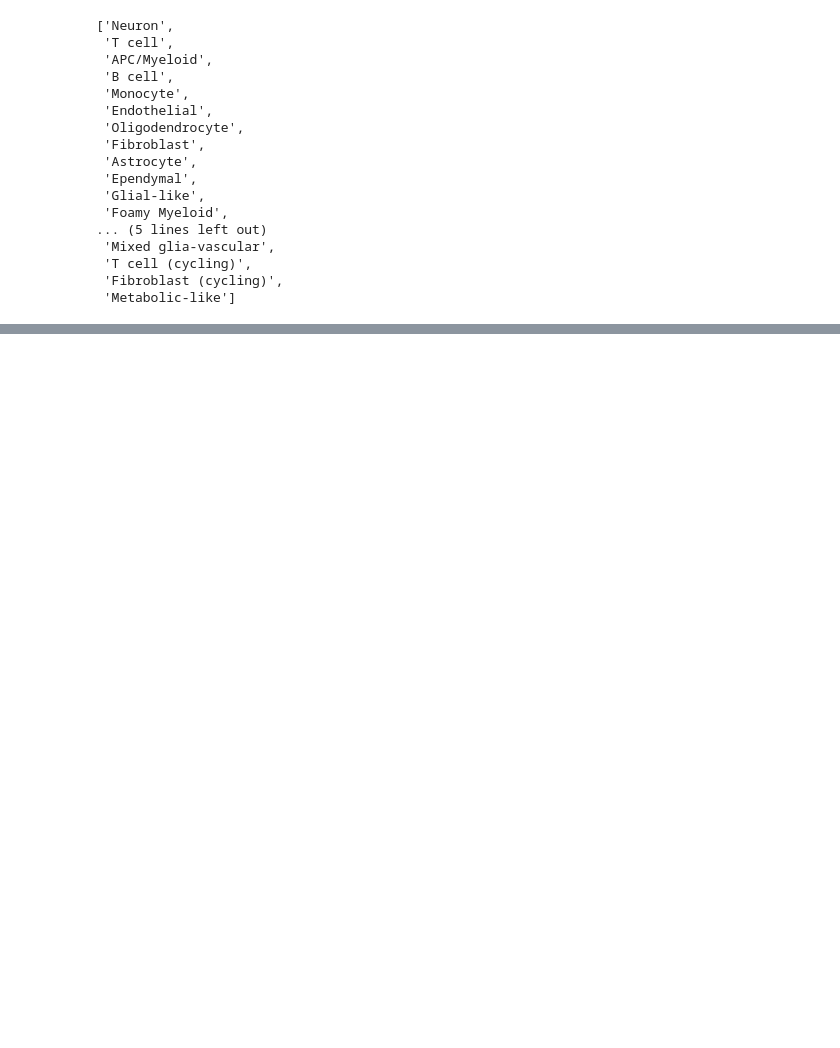
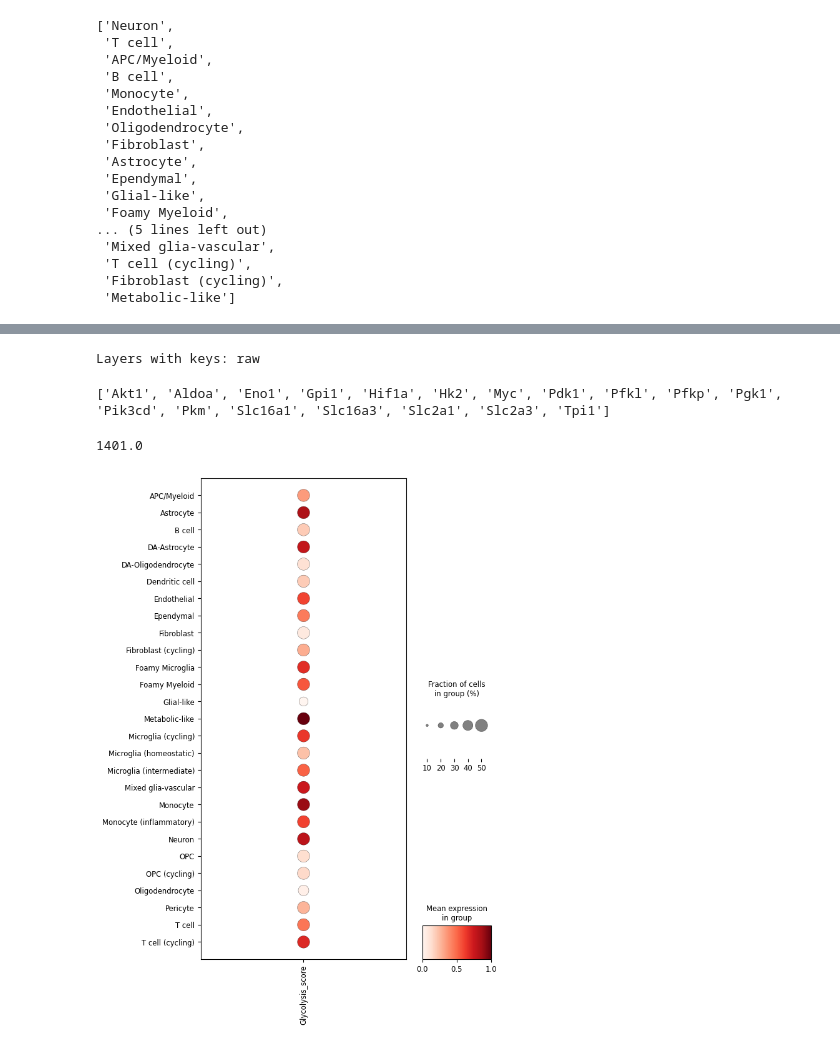
Before and after one commit to christoffermattssonlangseth/MitoMetaoMicS, a Jupyter notebook: notebooks/immune_meta.ipynb, the cells around one changed output, grey strips where cells are left out. Saved outputs shown, nothing was run; the diff lists cells and outputs as text; code cells hidden in the pictures; blank space fills up the shorter version.

```diff
--- a/notebooks/immune_meta.ipynb
+++ b/notebooks/immune_meta.ipynb
@@ -134,0 +189,8 @@ sc.pl.dotplot(
+# %%
+adata.layers
+# %% [output]
+Layers with keys: raw
+# %%
+adata.layers['transformed'] = adata.X.copy()
+# %%
+adata.X = adata.layers['raw'].copy()
@@ -134,0 +199,16 @@ sc.pl.dotplot(
+# %%
+MODULES = {
+    "Glycolysis_core": ["Hk2","Aldoa","Pkm","Pfkl","Pfkp","Eno1","Pgk1","Tpi1","Gpi1"],
+    "Transporters":    ["Slc2a1","Slc2a3","Slc16a3","Slc16a1"],
+    "Regulators":      ["Hif1a","Pik3cd","Akt1","Pdk1","Myc"],
+}
+
+# Flatten into a list (deduplicated)
+flat_genes = sorted(set(sum(MODULES.values(), [])))
+print(flat_genes)
+# %% [output]
+['Akt1', 'Aldoa', 'Eno1', 'Gpi1', 'Hif1a', 'Hk2', 'Myc', 'Pdk1', 'Pfkl', 'Pfkp', 'Pgk1', 'Pik3cd', 'Pkm', 'Slc16a1', 'Slc16a3', 'Slc2a1', 'Slc2a3', 'Tpi1']
+# %%
+adata.X.toarray().max()
+# %% [output]
+1401.0
@@ -134,0 +223,18 @@ sc.pl.dotplot(
+# %%
+genes = ['Hif1a','Hk2','Pfkl','Pdk1','Pkm','Ldha','Ldhb','Slc16a1','Slc16a3','Hcar2','Arrb2']
+
+# Create dotplot (returns a dict of Figures when var_names is a dict)
+sc.pl.dotplot(
+    adata[adata.obs.course.isin(['peak I','peak II','peak III', 'chronic peak'])],
+    var_names='Glycolysis_score',
+    groupby="sub_type_III",
+    standard_scale="var",
+    dot_max=0.5,
+    dot_min=0.05,
+    color_map="Reds",
+    dendrogram=False,
+ #  categories_order=ordered_cell_types,
+    figsize=(6, 10),
+)
+# %% [output]
+[figure, added]
```
Also changed, not shown: parts of 11 cells of this notebook, 1 other file.
